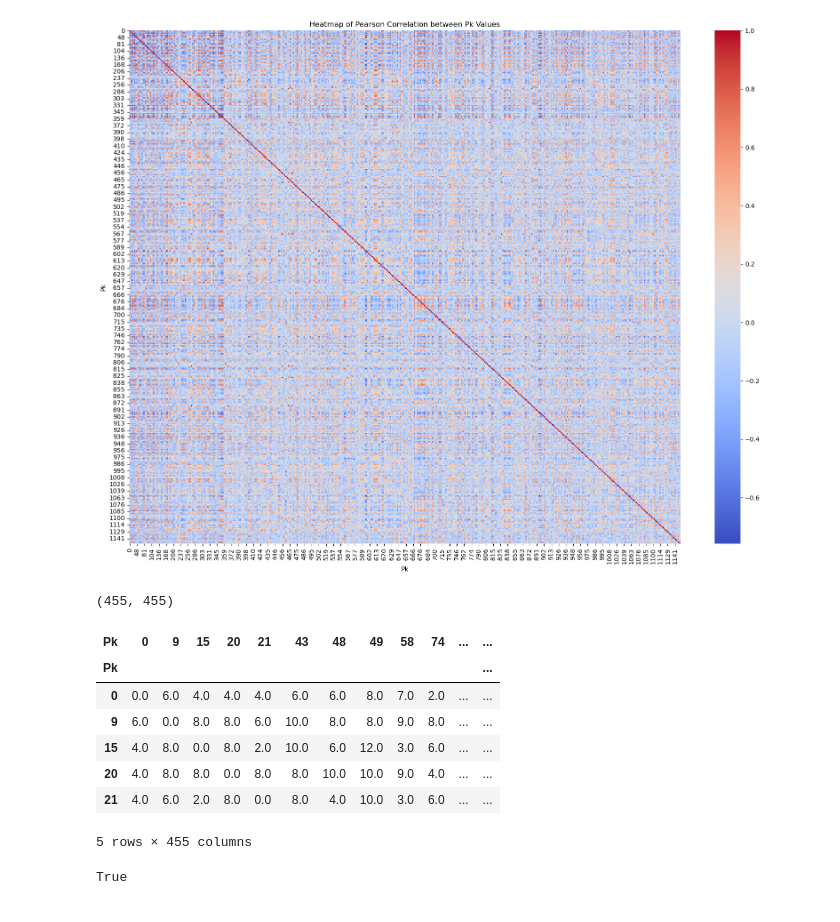
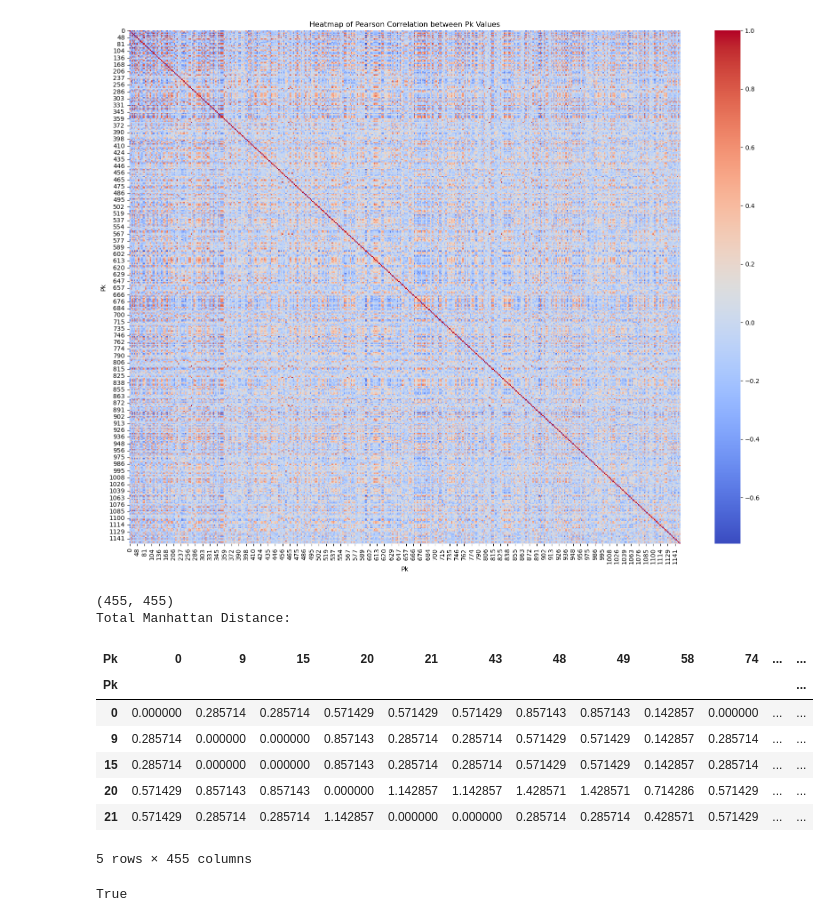
Before and after one commit to mehakrafiq/mergeclustering, a Jupyter notebook: custom_python_clustering_new.ipynb, the cells around one changed output. Saved outputs shown, nothing was run; the diff lists cells and outputs as text; code cells hidden in the pictures.

```diff
--- a/custom_python_clustering_new.ipynb
+++ b/custom_python_clustering_new.ipynb
@@ -402,27 +411,36 @@ pk_correlation_matrix_final.to_csv('pk_correlation_matrix_final.csv')
 # %%
 from scipy.spatial.distance import cdist
 
-# Convert the vector lists into a DataFrame for distance calculations
-vector_df = pd.DataFrame(final_data['Vector'].tolist(), index=final_data['Pk'])
+# Calculate the centre of each cluster
+centres = []
+for cluster in final_data['Vector']:
+    # Calculate the mean for each dimension to find the centre
+    centre = np.mean(np.array(cluster), axis=0)
+    centres.append(centre)
 
-# Compute the Manhattan (cityblock) distances between all pairs of low-probability Pks
-manhattan_distances = cdist(vector_df, vector_df, metric='cityblock')
+# Convert the centre list into a DataFrame
+centre_df = pd.DataFrame(centres, index=final_data['Pk'])
 
-# Convert the distance matrix to a DataFrame for easier manipulation
-distance_df = pd.DataFrame(manhattan_distances, index=vector_df.index, columns=vector_df.index)
+# Compute the Manhattan (cityblock) distance between the centres of the clusters
+manhattan_distances = cdist(centre_df, centre_df, metric='cityblock')
+
+# Convert the distance matrices to DataFrames for easier manipulation
+distance_df = pd.DataFrame(manhattan_distances, index=centre_df.index, columns=centre_df.index)
 
 # Display the first few rows of the distance matrix for a glimpse
 print(distance_df.shape)
+print("Total Manhattan Distance:")
 distance_df.head()
 # %% [output]
 (455, 455)
+Total Manhattan Distance:
 | Pk | 0 | 9 | 15 | 20 | 21 | 43 | 48 | 49 | 58 | 74 | ... | ... |
 | Pk |  |  |  |  |  |  |  |  |  |  |  | ... |
-| 0 | 0.0 | 6.0 | 4.0 | 4.0 | 4.0 | 6.0 | 6.0 | 8.0 | 7.0 | 2.0 | ... | ... |
-| 9 | 6.0 | 0.0 | 8.0 | 8.0 | 6.0 | 10.0 | 8.0 | 8.0 | 9.0 | 8.0 | ... | ... |
-| 15 | 4.0 | 8.0 | 0.0 | 8.0 | 2.0 | 10.0 | 6.0 | 12.0 | 3.0 | 6.0 | ... | ... |
-| 20 | 4.0 | 8.0 | 8.0 | 0.0 | 8.0 | 8.0 | 10.0 | 10.0 | 9.0 | 4.0 | ... | ... |
-| 21 | 4.0 | 6.0 | 2.0 | 8.0 | 0.0 | 8.0 | 4.0 | 10.0 | 3.0 | 6.0 | ... | ... |
+| 0 | 0.000000 | 0.285714 | 0.285714 | 0.571429 | 0.571429 | 0.571429 | 0.857143 | 0.857143 | 0.142857 | 0.000000 | ... | ... |
+| 9 | 0.285714 | 0.000000 | 0.000000 | 0.857143 | 0.285714 | 0.285714 | 0.571429 | 0.571429 | 0.142857 | 0.285714 | ... | ... |
+| 15 | 0.285714 | 0.000000 | 0.000000 | 0.857143 | 0.285714 | 0.285714 | 0.571429 | 0.571429 | 0.142857 | 0.285714 | ... | ... |
+| 20 | 0.571429 | 0.857143 | 0.857143 | 0.000000 | 1.142857 | 1.142857 | 1.428571 | 1.428571 | 0.714286 | 0.571429 | ... | ... |
+| 21 | 0.571429 | 0.285714 | 0.285714 | 1.142857 | 0.000000 | 0.000000 | 0.285714 | 0.285714 | 0.428571 | 0.571429 | ... | ... |
 5 rows × 455 columns
 # %%
 # save the distance matrix to a csv file
```
Also changed, not shown: parts of 10 cells of this notebook, 5 other files.
